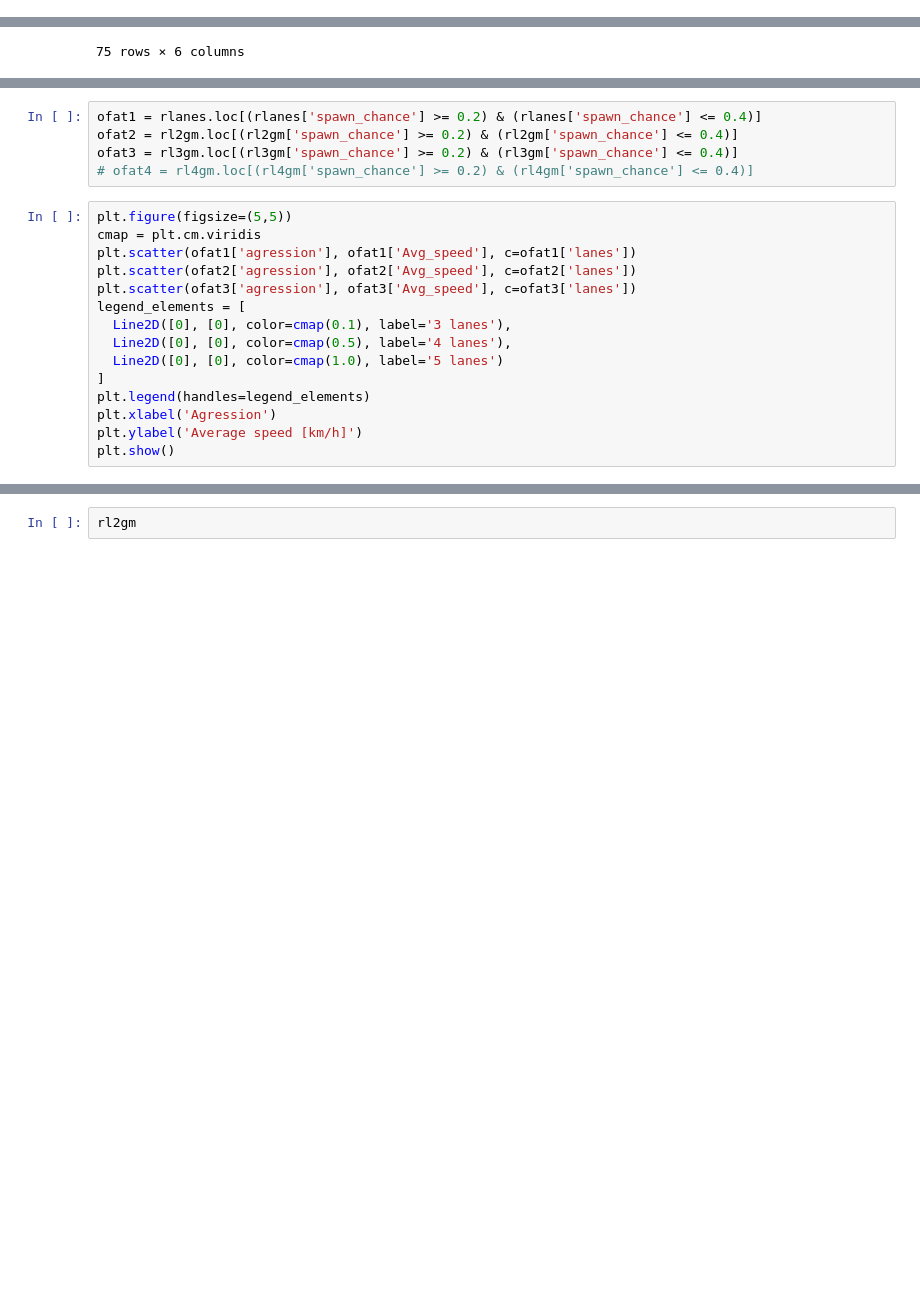
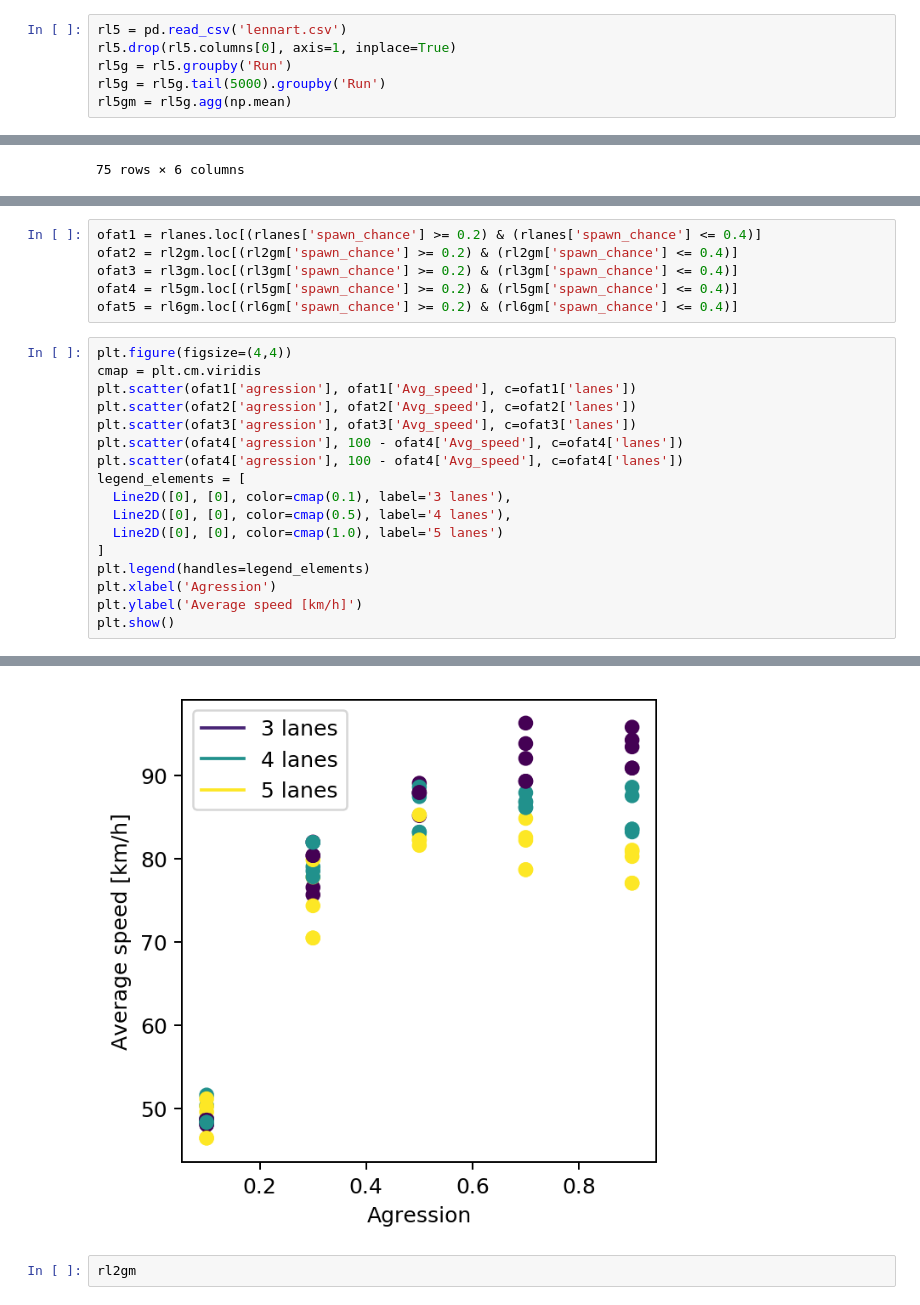
Before and after one commit to CoenHoningh/ABM, a Jupyter notebook: Data-analysis/OFAT/OFAT_anal.ipynb, the cells around one changed output, grey strips where cells are left out. Cells and saved outputs as stored; diff of their text form; blank space fills up the shorter version.

```diff
--- a/Data-analysis/OFAT/OFAT_anal.ipynb
+++ b/Data-analysis/OFAT/OFAT_anal.ipynb
@@ -203,3 +214,9 @@ rl4.drop(rl4.columns[0], axis=1, inplace=True)
 rl4g = rl4.groupby('Run')
 rl4g = rl4g.tail(5000).groupby('Run')
 rl4gm = rl4g.agg(np.mean)
+# %%
+rl5 = pd.read_csv('lennart.csv')
+rl5.drop(rl5.columns[0], axis=1, inplace=True)
+rl5g = rl5.groupby('Run')
+rl5g = rl5g.tail(5000).groupby('Run')
+rl5gm = rl5g.agg(np.mean)
@@ -310,13 +333,16 @@ plt.show()
 ofat1 = rlanes.loc[(rlanes['spawn_chance'] >= 0.2) & (rlanes['spawn_chance'] <= 0.4)]
 ofat2 = rl2gm.loc[(rl2gm['spawn_chance'] >= 0.2) & (rl2gm['spawn_chance'] <= 0.4)]
 ofat3 = rl3gm.loc[(rl3gm['spawn_chance'] >= 0.2) & (rl3gm['spawn_chance'] <= 0.4)]
-# ofat4 = rl4gm.loc[(rl4gm['spawn_chance'] >= 0.2) & (rl4gm['spawn_chance'] <= 0.4)]
+ofat4 = rl5gm.loc[(rl5gm['spawn_chance'] >= 0.2) & (rl5gm['spawn_chance'] <= 0.4)]
+ofat5 = rl6gm.loc[(rl6gm['spawn_chance'] >= 0.2) & (rl6gm['spawn_chance'] <= 0.4)]
 # %%
-plt.figure(figsize=(5,5))
+plt.figure(figsize=(4,4))
 cmap = plt.cm.viridis
 plt.scatter(ofat1['agression'], ofat1['Avg_speed'], c=ofat1['lanes'])
 plt.scatter(ofat2['agression'], ofat2['Avg_speed'], c=ofat2['lanes'])
 plt.scatter(ofat3['agression'], ofat3['Avg_speed'], c=ofat3['lanes'])
+plt.scatter(ofat4['agression'], 100 - ofat4['Avg_speed'], c=ofat4['lanes'])
+plt.scatter(ofat4['agression'], 100 - ofat4['Avg_speed'], c=ofat4['lanes'])
 legend_elements = [
   Line2D([0], [0], color=cmap(0.1), label='3 lanes'),
   Line2D([0], [0], color=cmap(0.5), label='4 lanes'),
@@ -332,3 +356,4 @@ plt.show()
+[figure, added]
 # %%
 rl2gm
 # %% [output]
```
Also changed, not shown: parts of 8 cells of this notebook, 6 other files.
